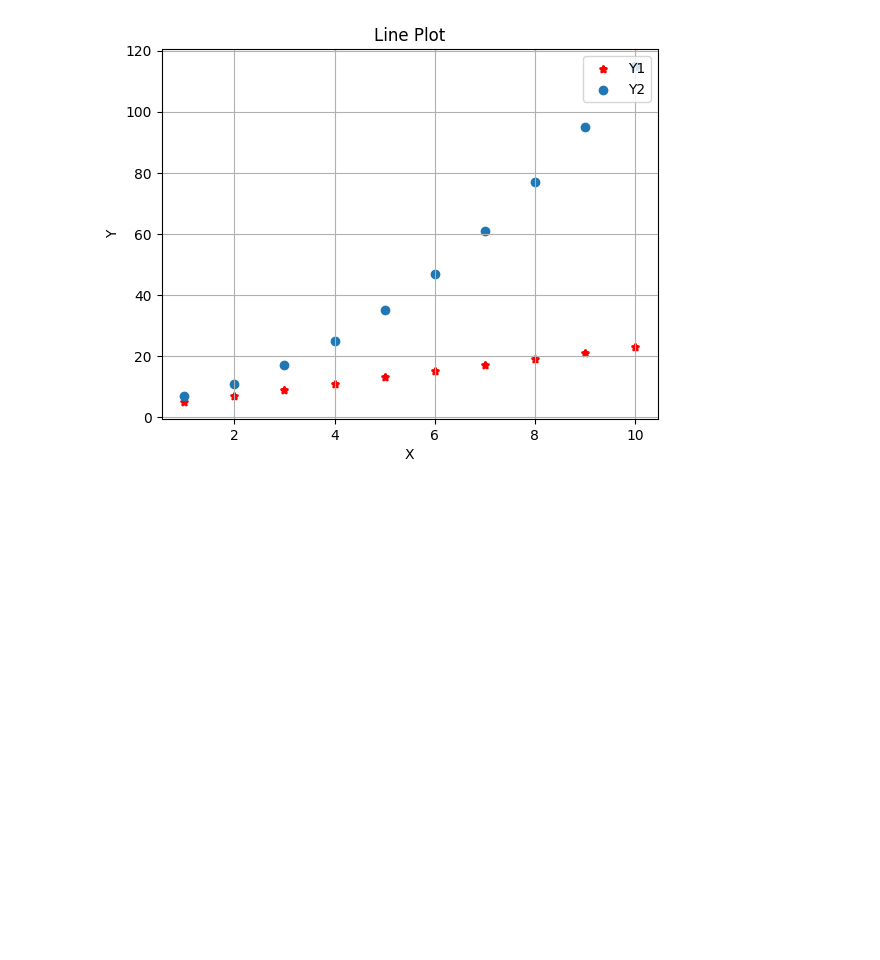
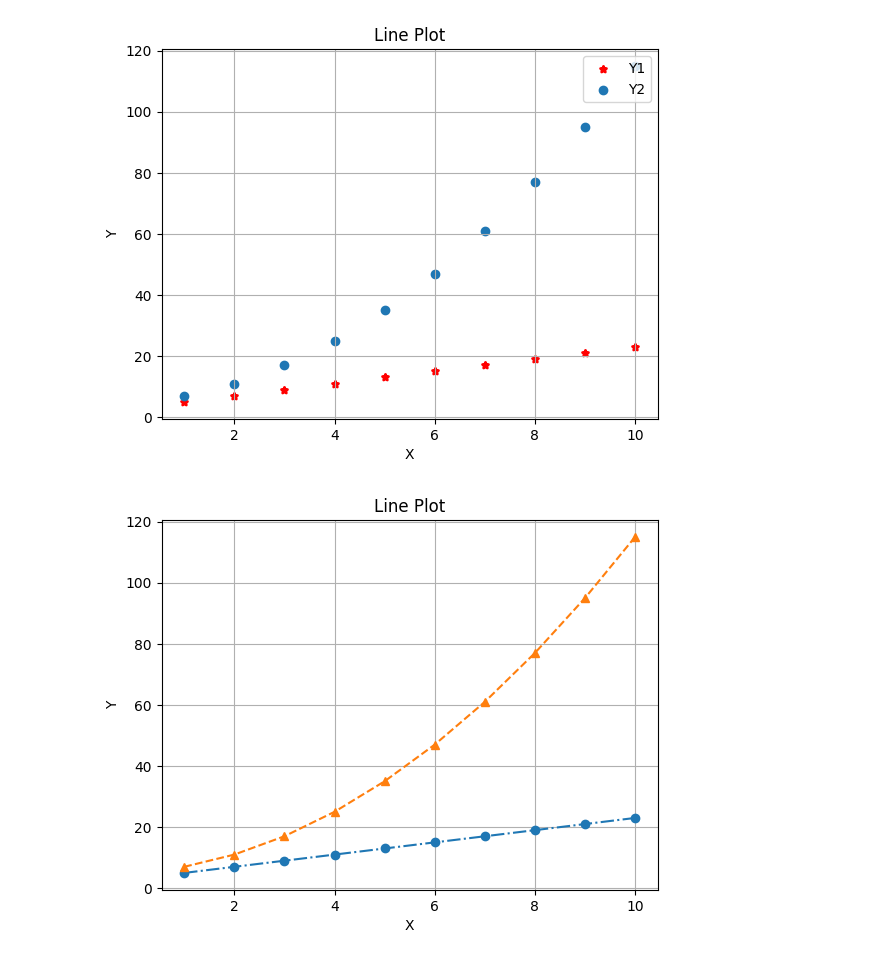
Before and after one commit to ShubhamSinghal12/DS_PP_NOV_LIV_24, a Jupyter notebook: Data Visulaization/MatplotlibDemo.ipynb, the cells around one changed output. Cells and saved outputs as stored; diff of their text form; code cells hidden in the pictures; blank space fills up the shorter version.

```diff
--- a/Data Visulaization/MatplotlibDemo.ipynb
+++ b/Data Visulaization/MatplotlibDemo.ipynb
@@ -149,3 +150,17 @@ plt.legend(loc = 'upper right')
 plt.show()
 # %% [output]
 [figure]
+# %%
+X = np.arange(1,11)
+y1 = 2*X+3
+y2 = X**2 + X + 5
+plt.plot(X,y1,'-.o',X,y2,'--^')
+plt.grid()
+plt.xlabel('X')
+plt.ylabel('Y')
+plt.title("Line Plot")
+# plt.legend()
+plt.savefig('LinePlot.jpg')
+plt.show()
+# %% [output]
+[figure, added]
```
Also changed, not shown: parts of 12 cells of this notebook, 3 other files.
